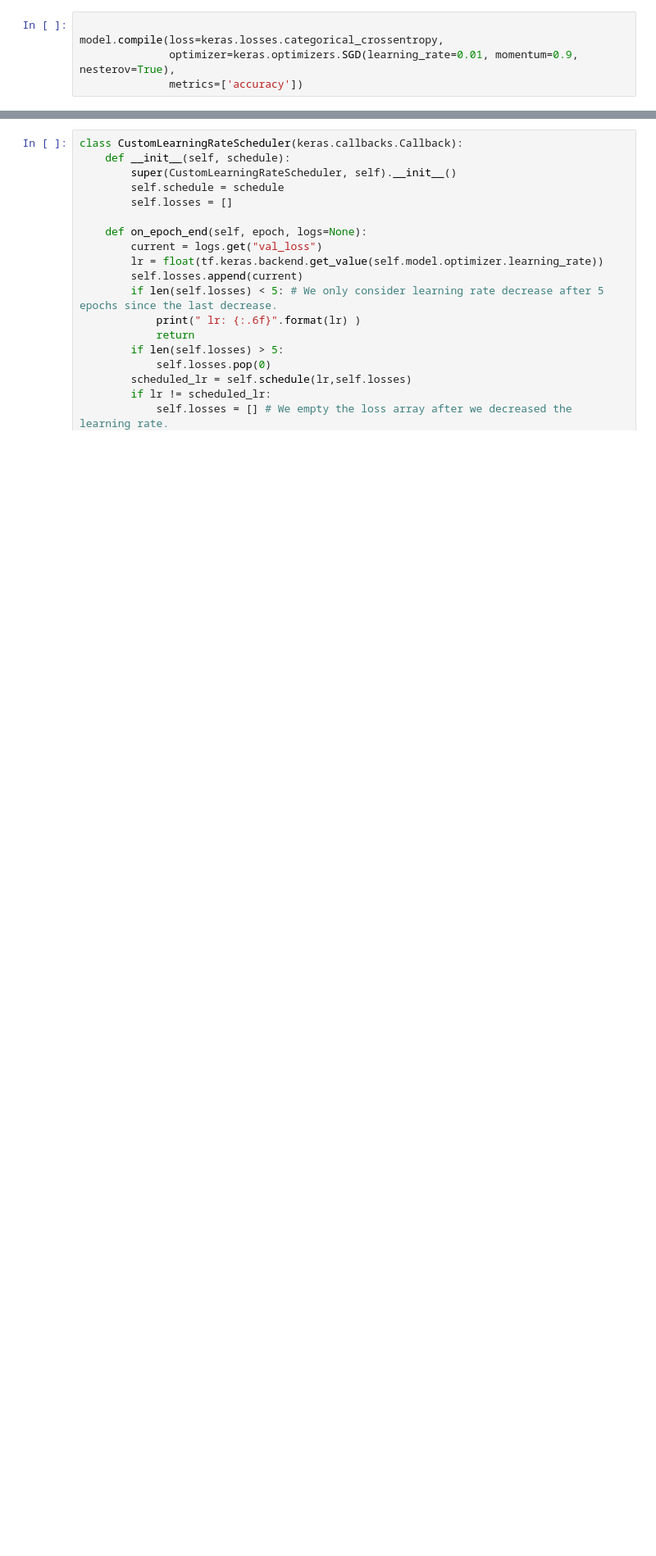
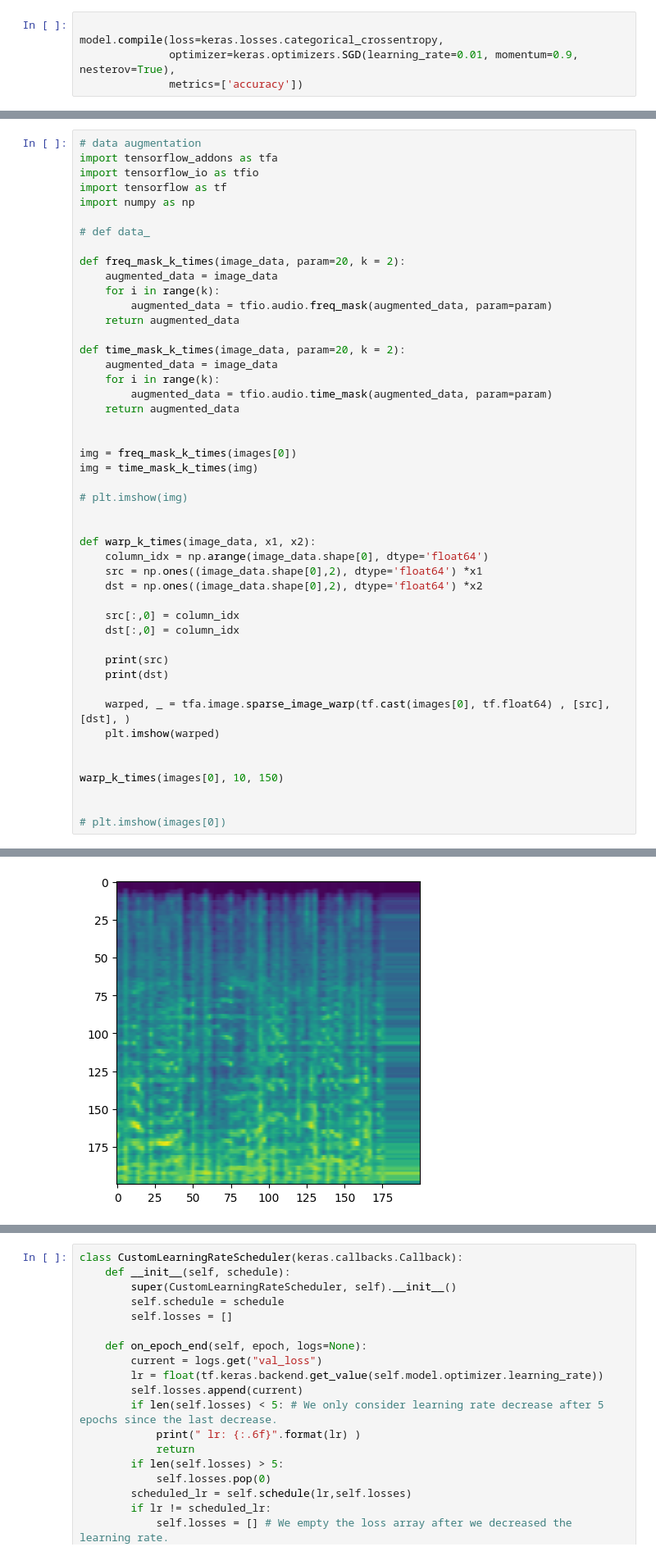
Before and after one commit to thdb-theo/AudioClassification, a Jupyter notebook: src/Model.ipynb, the cells around one changed output, grey strips where cells are left out. Shown: that part at 82% size. Drawn from its saved outputs; the diff is of its cells as text; blank space fills up the shorter version.

```diff
--- a/src/Model.ipynb
+++ b/src/Model.ipynb
@@ -260,0 +259,48 @@ _________________________________________________________________
+# %%
+# data augmentation
+import tensorflow_addons as tfa
+import tensorflow_io as tfio
+import tensorflow as tf
+import numpy as np
+
+# def data_
+
+def freq_mask_k_times(image_data, param=20, k = 2):
+    augmented_data = image_data
+    for i in range(k):
+        augmented_data = tfio.audio.freq_mask(augmented_data, param=param)
+    return augmented_data
+
+def time_mask_k_times(image_data, param=20, k = 2):
+    augmented_data = image_data
+    for i in range(k):
+        augmented_data = tfio.audio.time_mask(augmented_data, param=param)
+    return augmented_data
+
+
+img = freq_mask_k_times(images[0])
+img = time_mask_k_times(img)
+
+# plt.imshow(img)
+
+
+def warp_k_times(image_data, x1, x2):
+    column_idx = np.arange(image_data.shape[0], dtype='float64')
+    src = np.ones((image_data.shape[0],2), dtype='float64') *x1
+    dst = np.ones((image_data.shape[0],2), dtype='float64') *x2
+
+    src[:,0] = column_idx
+    dst[:,0] = column_idx
+
+    print(src)
+    print(dst)
+
+    warped, _ = tfa.image.sparse_image_warp(tf.cast(images[0], tf.float64) , [src], [dst], )
+    plt.imshow(warped)
+
+
+warp_k_times(images[0], 10, 150)
+
+
+# plt.imshow(images[0])
+# %% [output]
@@ -260,0 +324 @@ _________________________________________________________________
+[figure, added]
```
Also changed, not shown: parts of 8 cells of this notebook, 1 other file.
